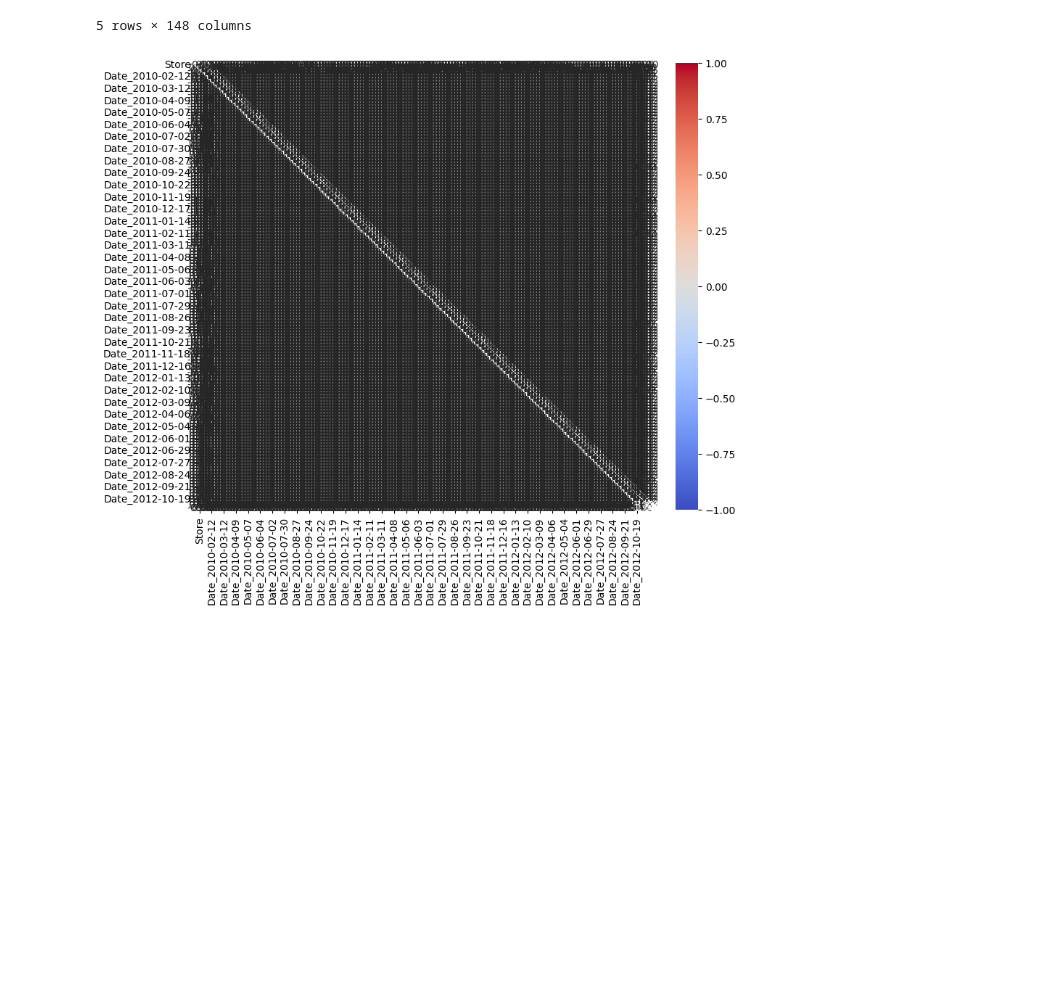
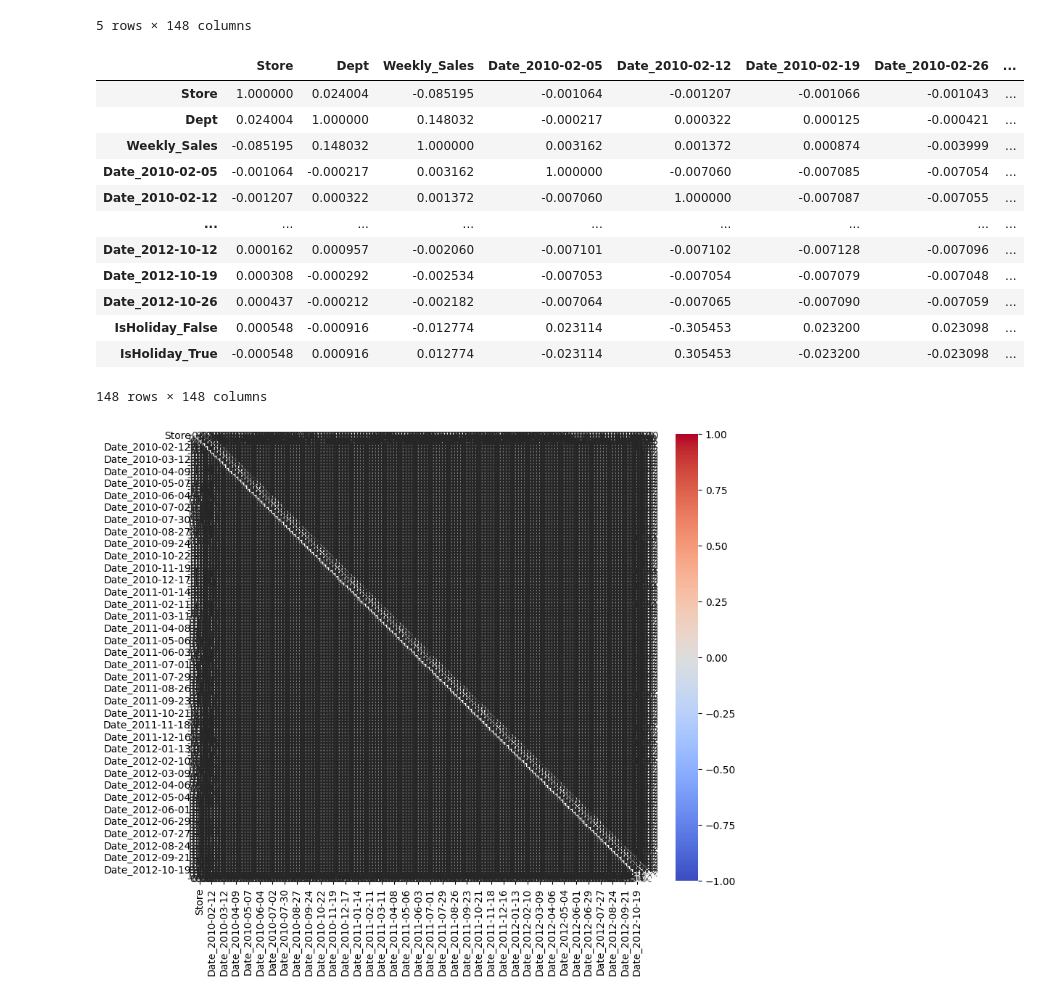
Before and after one commit to akashnarwal7/Walmart-kaggle-Compitetion, a Jupyter notebook: Walmart_Sales_Forecasting.ipynb, the cells around one changed output. Saved outputs shown, nothing was run; the diff lists cells and outputs as text; code cells hidden in the pictures; blank space fills up the shorter version.

```diff
--- a/Walmart_Sales_Forecasting.ipynb
+++ b/Walmart_Sales_Forecasting.ipynb
@@ -197,3 +221,21 @@ Encoded_Train_Data.corr()
+# %%
+
+corr_matrix_TrainData=Encoded_Train_Data.corr()
+corr_matrix_TrainData
+# %% [output]
+|  | Store | Dept | Weekly_Sales | Date_2010-02-05 | Date_2010-02-12 | Date_2010-02-19 | Date_2010-02-26 | ... |
+| Store | 1.000000 | 0.024004 | -0.085195 | -0.001064 | -0.001207 | -0.001066 | -0.001043 | ... |
+| Dept | 0.024004 | 1.000000 | 0.148032 | -0.000217 | 0.000322 | 0.000125 | -0.000421 | ... |
+| Weekly_Sales | -0.085195 | 0.148032 | 1.000000 | 0.003162 | 0.001372 | 0.000874 | -0.003999 | ... |
+| Date_2010-02-05 | -0.001064 | -0.000217 | 0.003162 | 1.000000 | -0.007060 | -0.007085 | -0.007054 | ... |
+| Date_2010-02-12 | -0.001207 | 0.000322 | 0.001372 | -0.007060 | 1.000000 | -0.007087 | -0.007055 | ... |
+| ... | ... | ... | ... | ... | ... | ... | ... | ... |
+| Date_2012-10-12 | 0.000162 | 0.000957 | -0.002060 | -0.007101 | -0.007102 | -0.007128 | -0.007096 | ... |
+| Date_2012-10-19 | 0.000308 | -0.000292 | -0.002534 | -0.007053 | -0.007054 | -0.007079 | -0.007048 | ... |
+| Date_2012-10-26 | 0.000437 | -0.000212 | -0.002182 | -0.007064 | -0.007065 | -0.007090 | -0.007059 | ... |
+| IsHoliday_False | 0.000548 | -0.000916 | -0.012774 | 0.023114 | -0.305453 | 0.023200 | 0.023098 | ... |
+| IsHoliday_True | -0.000548 | 0.000916 | 0.012774 | -0.023114 | 0.305453 | -0.023200 | -0.023098 | ... |
+148 rows × 148 columns
 # %%
 import seaborn as sns
 import matplotlib.pyplot as plt
```
Also changed, not shown: parts of 10 cells of this notebook.
